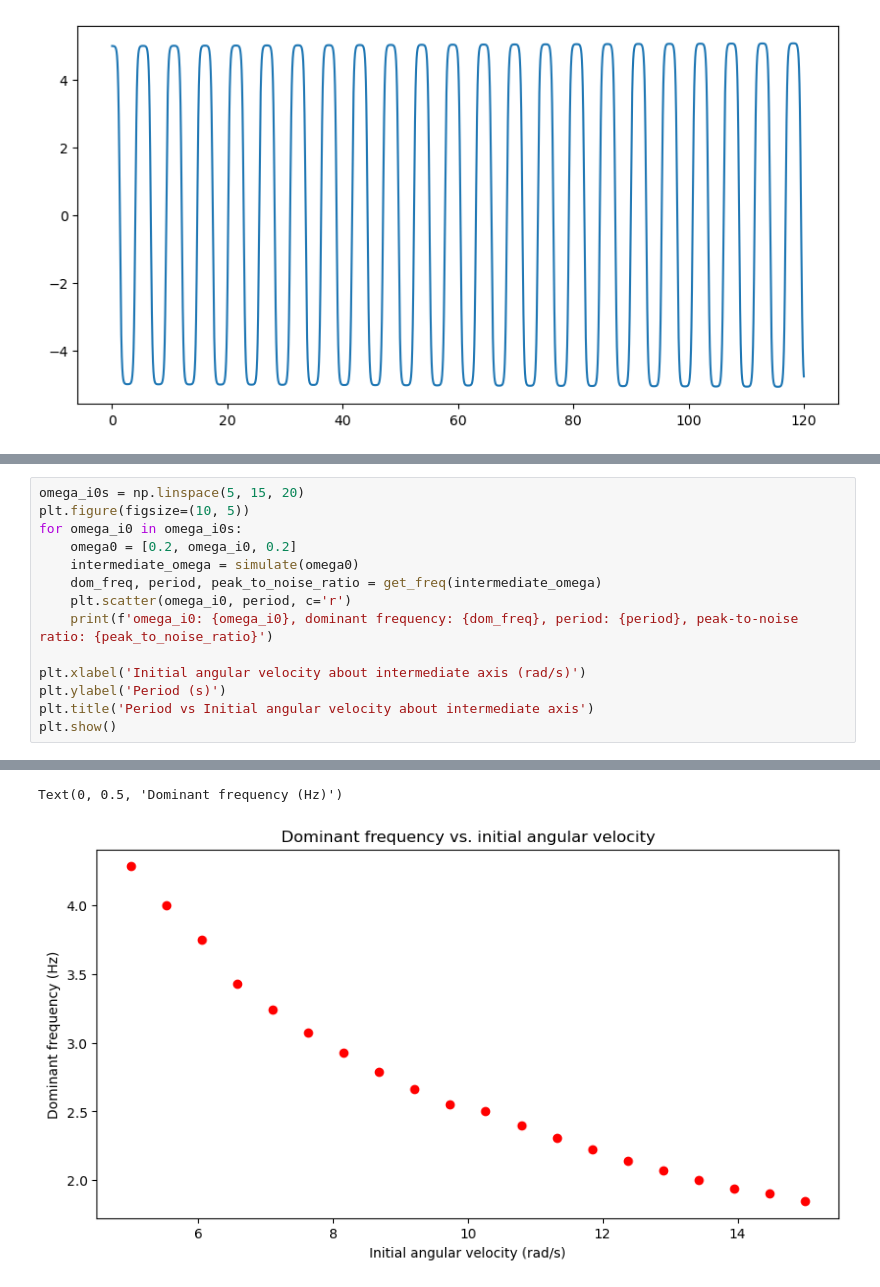
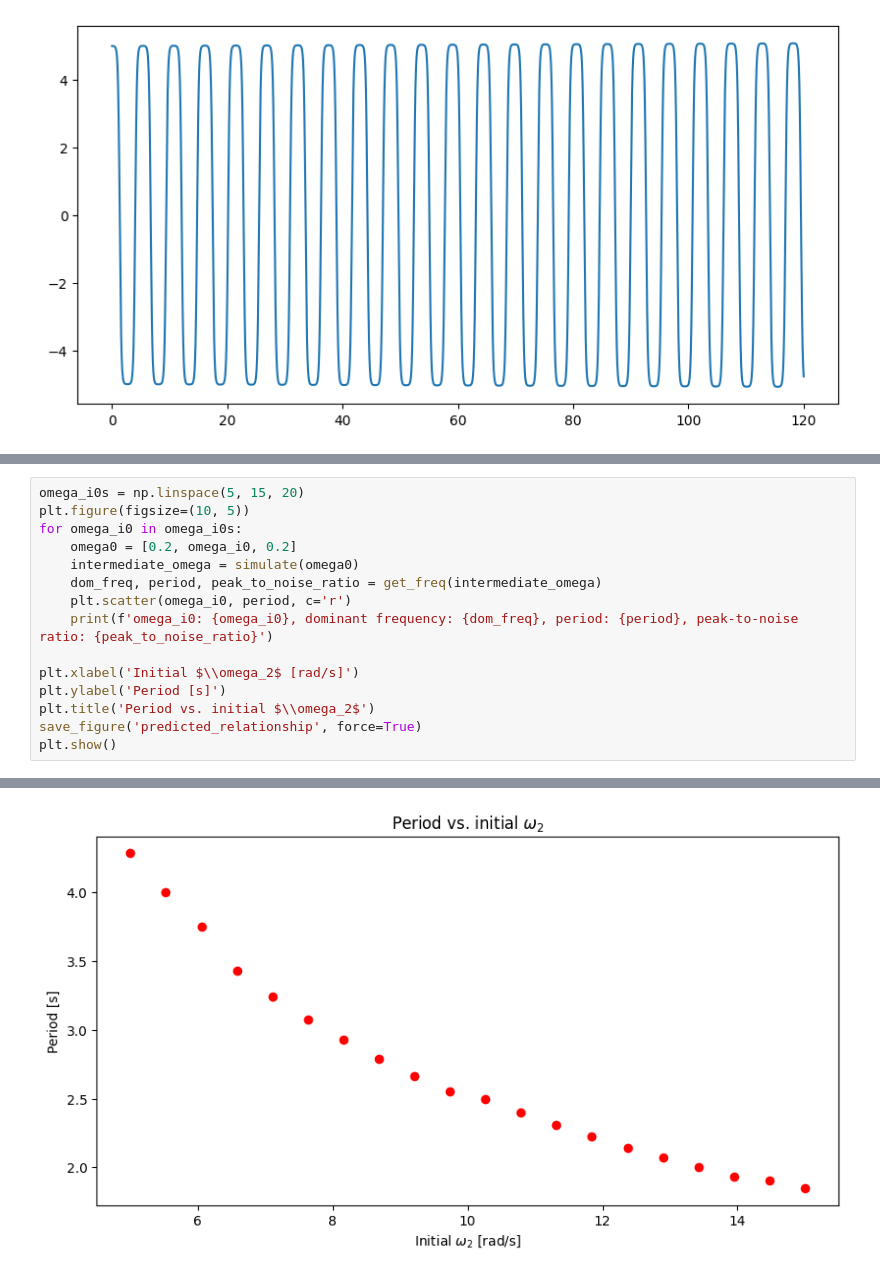
Before and after one commit to fbubbar/sci1-t2, a Jupyter notebook: vis/numerical_sim.ipynb, the cells around one changed output, grey strips where cells are left out. Cells and saved outputs as stored; diff of their text form.

```diff
--- a/vis/numerical_sim.ipynb
+++ b/vis/numerical_sim.ipynb
@@ -73,9 +78,10 @@ for omega_i0 in omega_i0s:
     plt.scatter(omega_i0, period, c='r')
     print(f'omega_i0: {omega_i0}, dominant frequency: {dom_freq}, period: {period}, peak-to-noise ratio: {peak_to_noise_ratio}')
 
-plt.xlabel('Initial angular velocity about intermediate axis (rad/s)')
-plt.ylabel('Period (s)')
-plt.title('Period vs Initial angular velocity about intermediate axis')
+plt.xlabel('Initial $\\omega_2$ [rad/s]')
+plt.ylabel('Period [s]')
+plt.title('Period vs. initial $\\omega_2$')
+save_figure('predicted_relationship', force=True)
 plt.show()
 # %% [output]
 omega_i0: 5.0, dominant frequency: 0.23333333333333334, period: 4.285714285714286, peak-to-noise ratio: 245531.2115732775
@@ -101,5 +107,4 @@ omega_i0: 15.0, dominant frequency: 0.5416666666666666, period: 1.84615384615384
-Text(0, 0.5, 'Dominant frequency (Hz)')
-[figure, old version]
+[figure, new version]
 # %%
 omega_p0s = np.linspace(0.2, 5, 20)
 plt.figure(figsize=(10, 5))
```
Also changed, not shown: parts of 4 cells of this notebook, 7 other files.
